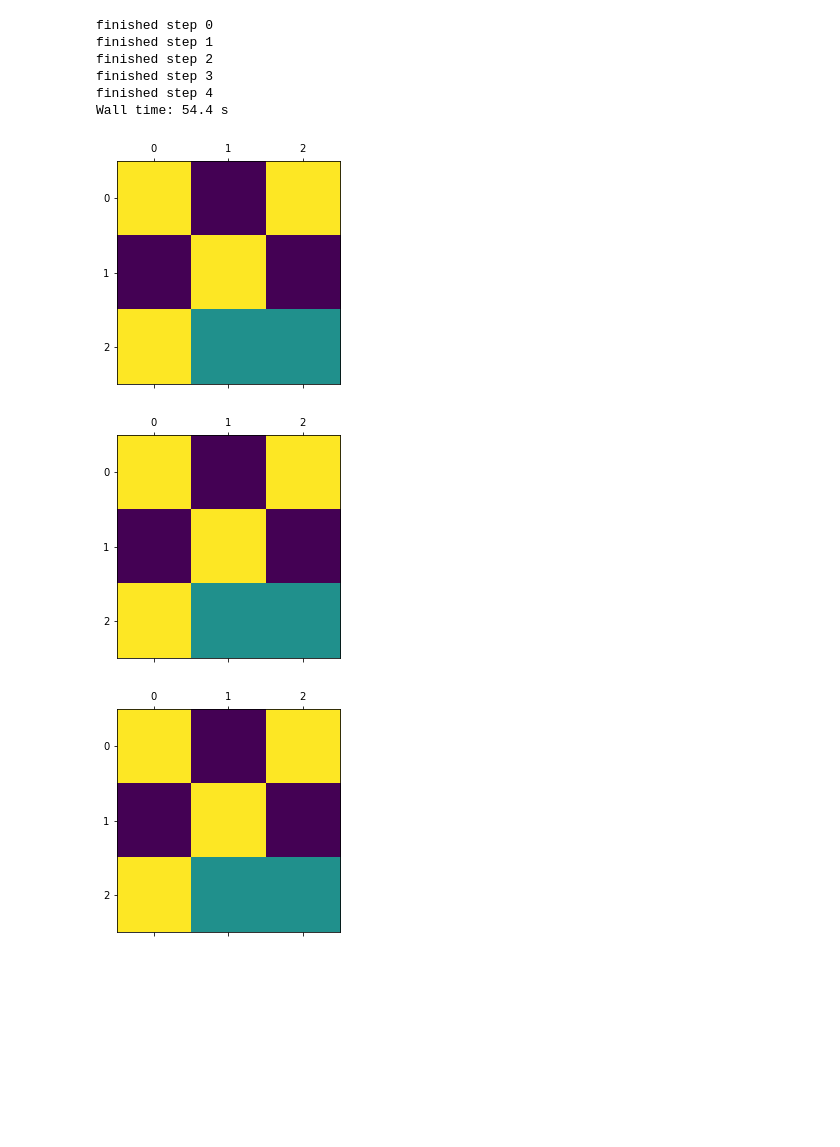
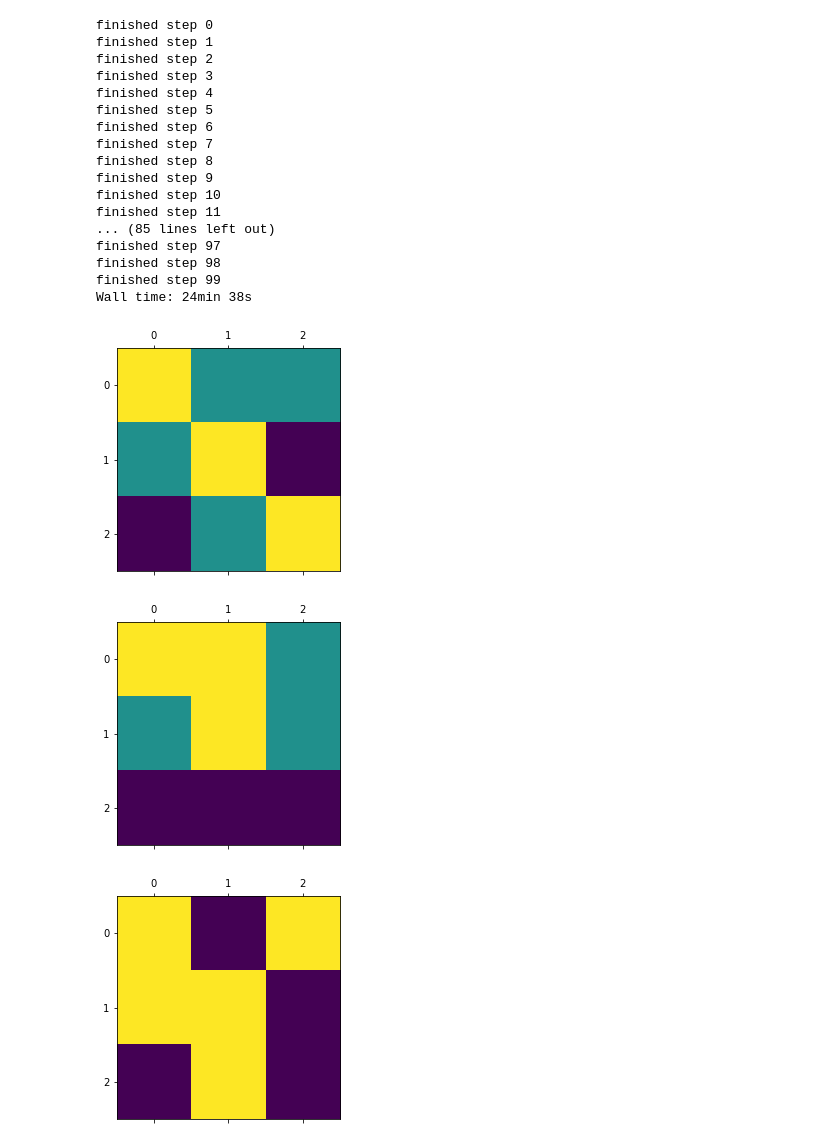
Before and after one commit to gbrik/expert-iteration, a Jupyter notebook: expert-iteration.ipynb, the cells around one changed output. Drawn from its saved outputs; the diff is of its cells as text; code cells hidden in the pictures; blank space fills up the shorter version.

Commit message:
start training on play data many times per iteration, working tic tac toe

```diff
--- a/expert-iteration.ipynb
+++ b/expert-iteration.ipynb
@@ -27,6 +30,8 @@ def sample(it):
         if rand <= t:
             return i
 
+debug = False
+
 class MCTSNode(Generic[State]):
     def __init__(self, state: State, probs: np.ndarray) -> None:
         self.actions = np.flatnonzero(probs)
@@ -39,7 +44,7 @@ class MCTSNode(Generic[State]):
         self.P: np.ndarray = probs[self.actions]
 
         self.state: State = state
-        self.total_visits: int = 0
+        self.total_visits: int = 1
         self.children: List[MCTSNode] = [None] * probs.size
 
     def select_action(self) -> Action:
@@ -49,6 +54,8 @@ class MCTSNode(Generic[State]):
         root_total = math.sqrt(self.total_visits)
 
         selection_priorities = self.Q + c_puct * root_total * self.P / (1 + self.N)
+        if debug:
+            print(self.state, selection_priorities)
         return self.actions[np.argmax(selection_priorities)]
 
     def backup(self, a, v):
@@ -94,6 +101,8 @@ class MCTSPlayer(Generic[State]):
         for _ in range(search_size):
             cur_node = root_node
             next_action = cur_node.select_action()
+            if debug:
+                print(cur_node.state, cur_node.P, next_action)
             prev = [(cur_node, next_action)]
 
             while next_action != None and cur_node.children[next_action] != None:
@@ -183,6 +192,6 @@ ttt = Game(ttt_gen_root, ttt_do_action, ttt_get_actions, ttt_end)
 # %%
 %%time
 
-for s, _, _ in MCTSPlayer(ttt, ttt_eval_state).play_self(10000):
+for s, _, _ in MCTSPlayer(ttt, ttt_eval_state).play_self(1):
     plt.matshow(np.array(s[0]).reshape(3, 3))
 # %% [output]
@@ -341,16 +364,17 @@ class ExpertIterationTrainer(Generic[State]):
         return a[0], v[0][0]
 # %%
 l2_loss_coeff = 0.01
+hidden_size = 100
 
 graph = tf.Graph()
 with graph.as_default():
-    ttt_hw = tf.Variable(tf.truncated_normal([9, 50]))
-    ttt_hb = tf.Variable(tf.zeros([50]))
+    ttt_hw = tf.Variable(tf.truncated_normal([9, hidden_size]))
+    ttt_hb = tf.Variable(tf.zeros([hidden_size]))
 
-    ttt_aw = tf.Variable(tf.truncated_normal([50, 9]))
+    ttt_aw = tf.Variable(tf.truncated_normal([hidden_size, 9]))
     ttt_ab = tf.Variable(tf.zeros([9]))
 
-    ttt_vw = tf.Variable(tf.truncated_normal([50, 1]))
+    ttt_vw = tf.Variable(tf.truncated_normal([hidden_size, 1]))
     ttt_vb = tf.Variable(tf.zeros([1]))
 
     weights = [ttt_hw, ttt_hb, ttt_aw, ttt_ab, ttt_vw, ttt_vb]
@@ -381,20 +405,31 @@ def mk_train_feed_dict(vals: List[Tuple[np.ndarray, float]]):
 
 trainer = ExpertIterationTrainer(mk_eval_feed_dict, mk_train_feed_dict,
                                  actions, value, optimizer,
-                                 graph, ttt, 5)
+                                 graph, ttt, 100)
 # %%
 %%time
 
-examples = trainer.train_player()
-for g in examples[::1]:
+examples, states, labels, probs = trainer.train_player()
+for g in examples[::10]:
     plt.matshow(g[-1][0][0].reshape(3, 3))
 # %% [output]
 finished step 0
 finished step 1
 finished step 2
 finished step 3
 finished step 4
-Wall time: 54.4 s
+finished step 5
+finished step 6
+finished step 7
+finished step 8
+finished step 9
+finished step 10
+finished step 11
+... (85 lines left out)
+finished step 97
+finished step 98
+finished step 99
+Wall time: 24min 38s
-[figure, old version]
+[figure, new version]
-[figure, old version]
+[figure, new version]
-[figure, old version]
+[figure, new version]
```
Also changed, not shown: parts of 4 cells of this notebook.
